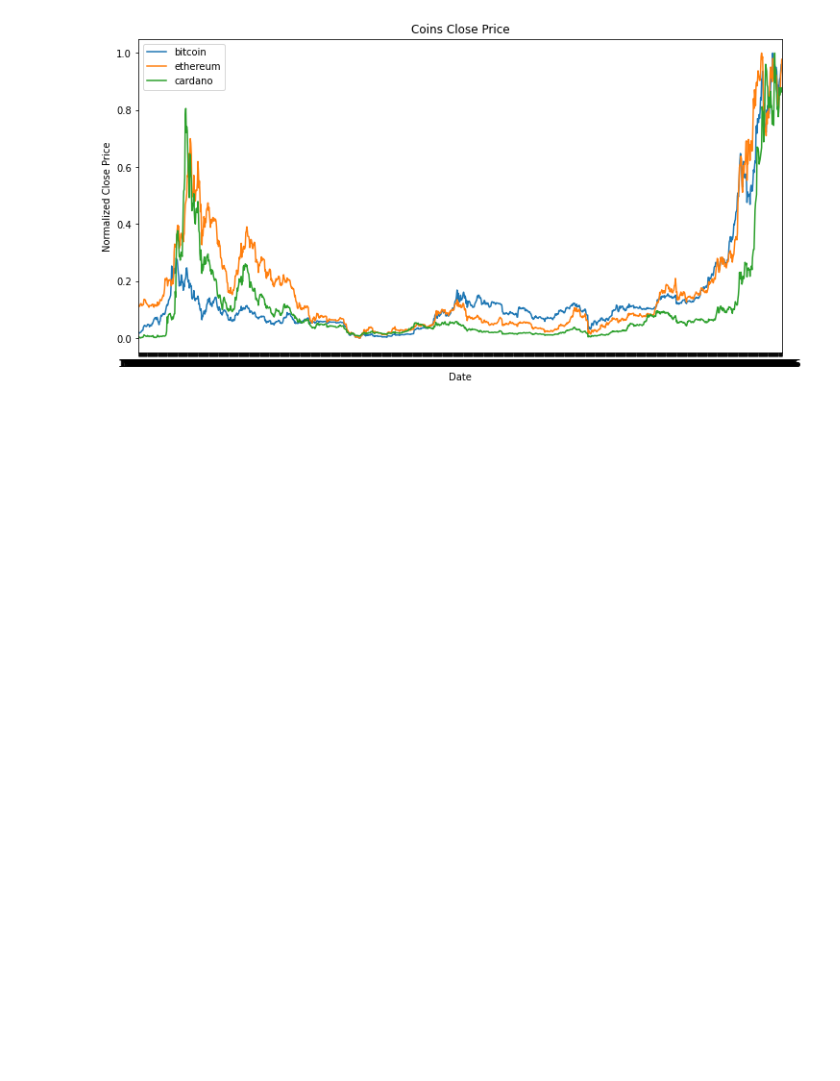
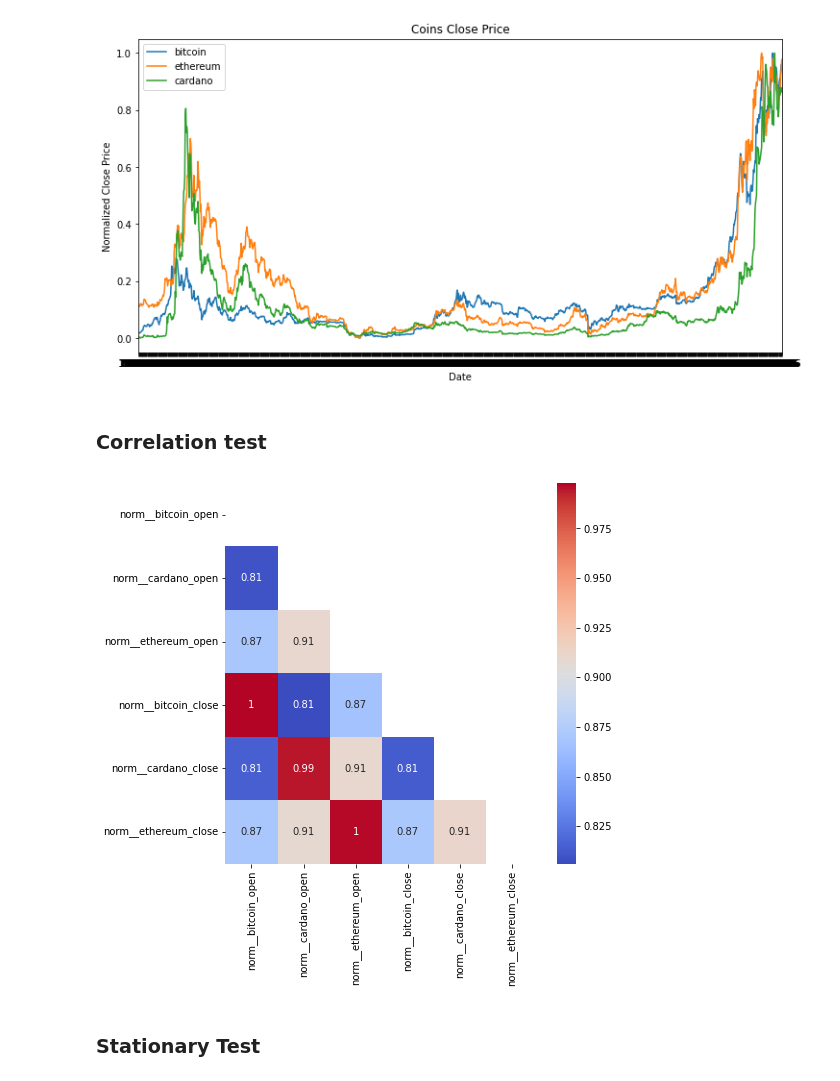
Before and after one commit to jcalvesoliveira/crypto-deep-learning, a Jupyter notebook: notebooks/1.0-initial-data-exploration.ipynb, the cells around one changed output. Saved outputs shown, nothing was run; the diff lists cells and outputs as text; code cells hidden in the pictures; blank space fills up the shorter version.

Commit message:
adding correlation and stationary tests

```diff
--- a/notebooks/1.0-initial-data-exploration.ipynb
+++ b/notebooks/1.0-initial-data-exploration.ipynb
@@ -285,3 +317,25 @@ ax.xaxis.set_major_formatter(date_form)
 plt.show()
 # %% [output]
 [figure]
+# %% [markdown]
+### Correlation test
+# %%
+corr_cols = [
+    'norm__bitcoin_open', 'norm__cardano_open', 'norm__ethereum_open',
+    'norm__bitcoin_close', 'norm__cardano_close', 'norm__ethereum_close'
+]
+corr_cols_index = [feature_names.index(col) for col in corr_cols]
+corr_dataframe = pd.DataFrame(train[:,corr_cols_index], columns=corr_cols,dtype=np.float64)
+mask = np.triu(corr_dataframe.corr())
+plt.figure(figsize=(7, 7))
+sns.heatmap(corr_dataframe.corr(),
+            mask=mask,
+            xticklabels=True,
+            yticklabels=True,
+            cmap='coolwarm',
+            annot=True)
+plt.show()
+# %% [output]
+[figure, added]
+# %% [markdown]
+### Stationary Test
```
Also changed, not shown: parts of 4 cells of this notebook.
